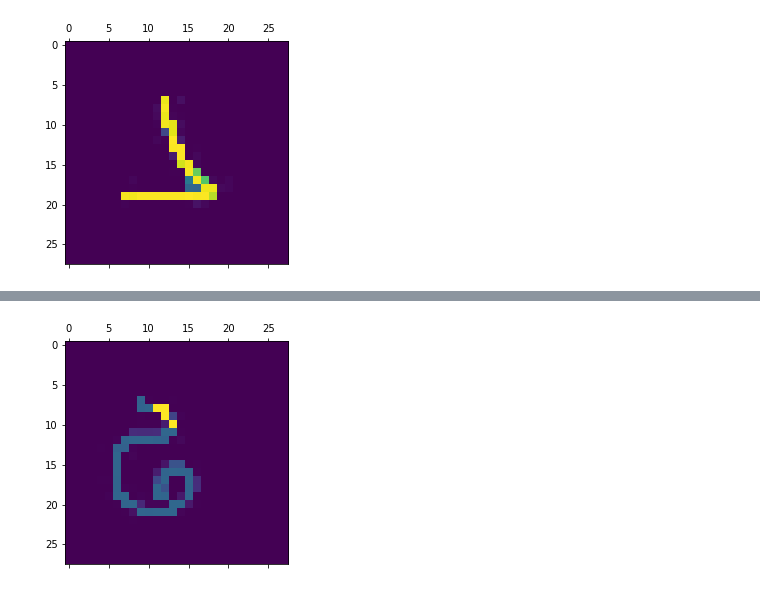
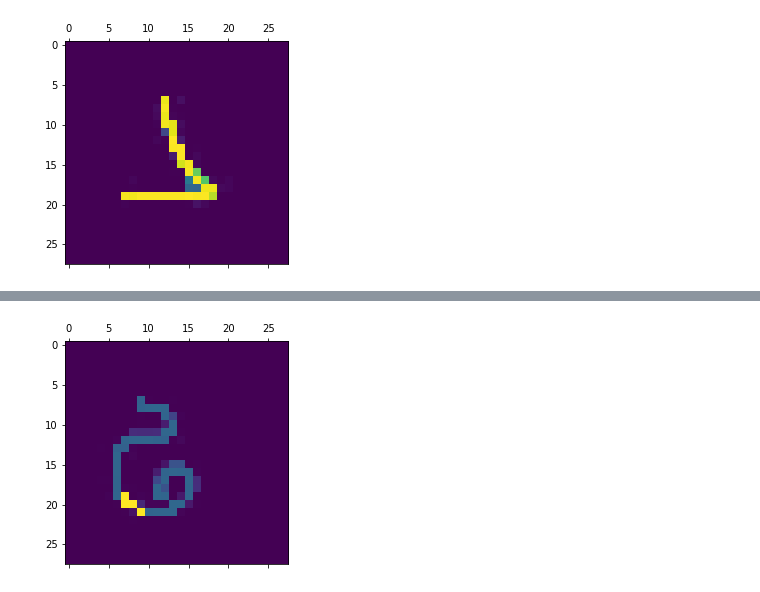
Before and after one commit to oliviermanette/Sentive-One-Shot-Learning-Omniglot, a Jupyter notebook: sandbox metadl/projet article can dynamic neural network improve few shot learning.ipynb, the cells around one changed output, grey strips where cells are left out. Saved outputs shown, nothing was run; the diff lists cells and outputs as text; code cells hidden in the pictures.

```diff
--- a/sandbox metadl/projet article can dynamic neural network improve few shot learning.ipynb
+++ b/sandbox metadl/projet article can dynamic neural network improve few shot learning.ipynb
@@ -127,4 +114,4 @@ array([[ 0.,  0.,  0.,  0.,  0.,  0.,  0.,  0.,  0.,  0.,  0.,  0.,  0.,
-# %%
-sbrain.nnet[0].show_receptive_field_id(54)
-# %% [output]
-[figure, removed]
+# %%
+sbrain.nnet[0].show_receptive_field_id(87)
+# %% [output]
+[figure, added]
```
Also changed, not shown: parts of 11 cells of this notebook, 1 other file.
